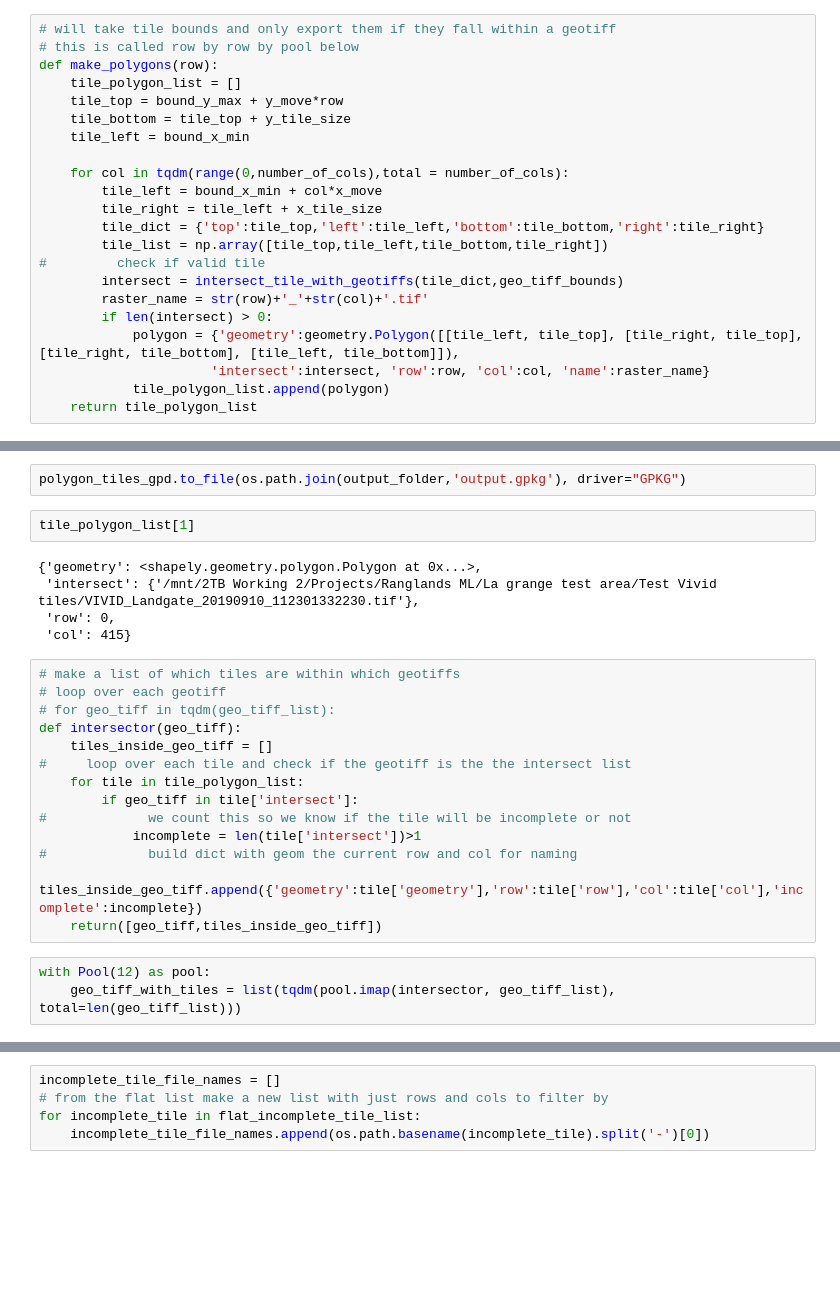
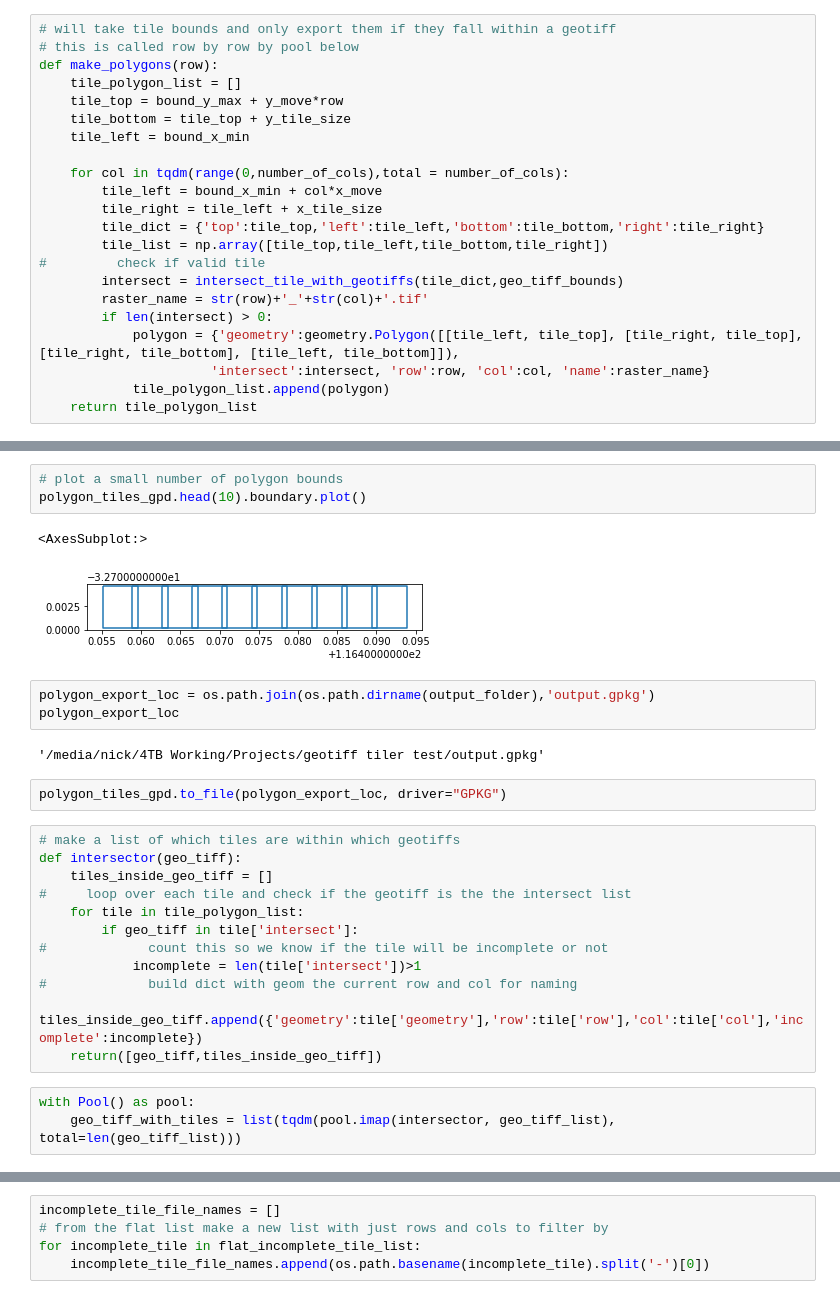
Before and after one commit to DPIRD-DMA/GeoTIFF_tiler, a Jupyter notebook: GeoTIFF_tiler_clean.ipynb, the cells around one changed output, grey strips where cells are left out. Drawn from its saved outputs; the diff is of its cells as text; blank space fills up the shorter version.

```diff
--- a/GeoTIFF_tiler_clean.ipynb
+++ b/GeoTIFF_tiler_clean.ipynb
@@ -218,27 +240,29 @@ polygon_tiles_gpd.head(20000).plot()
+# %%
+# plot a small number of polygon bounds
+polygon_tiles_gpd.head(10).boundary.plot()
+# %% [output]
+<AxesSubplot:>
+[figure, added]
 # %%
-polygon_tiles_gpd.to_file(os.path.join(output_folder,'output.gpkg'), driver="GPKG")
+polygon_export_loc = os.path.join(os.path.dirname(output_folder),'output.gpkg')
+polygon_export_loc
+# %% [output]
+'/media/nick/4TB Working/Projects/geotiff tiler test/output.gpkg'
-# %%
-tile_polygon_list[1]
-# %% [output]
-{'geometry': <shapely.geometry.polygon.Polygon at 0x...>,
- 'intersect': {'/mnt/2TB Working 2/Projects/Ranglands ML/La grange test area/Test Vivid tiles/VIVID_Landgate_20190910_112301332230.tif'},
- 'row': 0,
- 'col': 415}
+# %%
+polygon_tiles_gpd.to_file(polygon_export_loc, driver="GPKG")
 # %%
 # make a list of which tiles are within which geotiffs
-# loop over each geotiff
-# for geo_tiff in tqdm(geo_tiff_list):
 def intersector(geo_tiff):
     tiles_inside_geo_tiff = []
 #     loop over each tile and check if the geotiff is the the intersect list
     for tile in tile_polygon_list:
         if geo_tiff in tile['intersect']:
-#             we count this so we know if the tile will be incomplete or not
+#             count this so we know if the tile will be incomplete or not
             incomplete = len(tile['intersect'])>1
 #             build dict with geom the current row and col for naming
             tiles_inside_geo_tiff.append({'geometry':tile['geometry'],'row':tile['row'],'col':tile['col'],'incomplete':incomplete})
     return([geo_tiff,tiles_inside_geo_tiff])
 # %%
-with Pool(12) as pool:
+with Pool() as pool:
     geo_tiff_with_tiles = list(tqdm(pool.imap(intersector, geo_tiff_list), total=len(geo_tiff_list)))
 # %%
```
Also changed, not shown: parts of 29 cells of this notebook, 1 other file.
